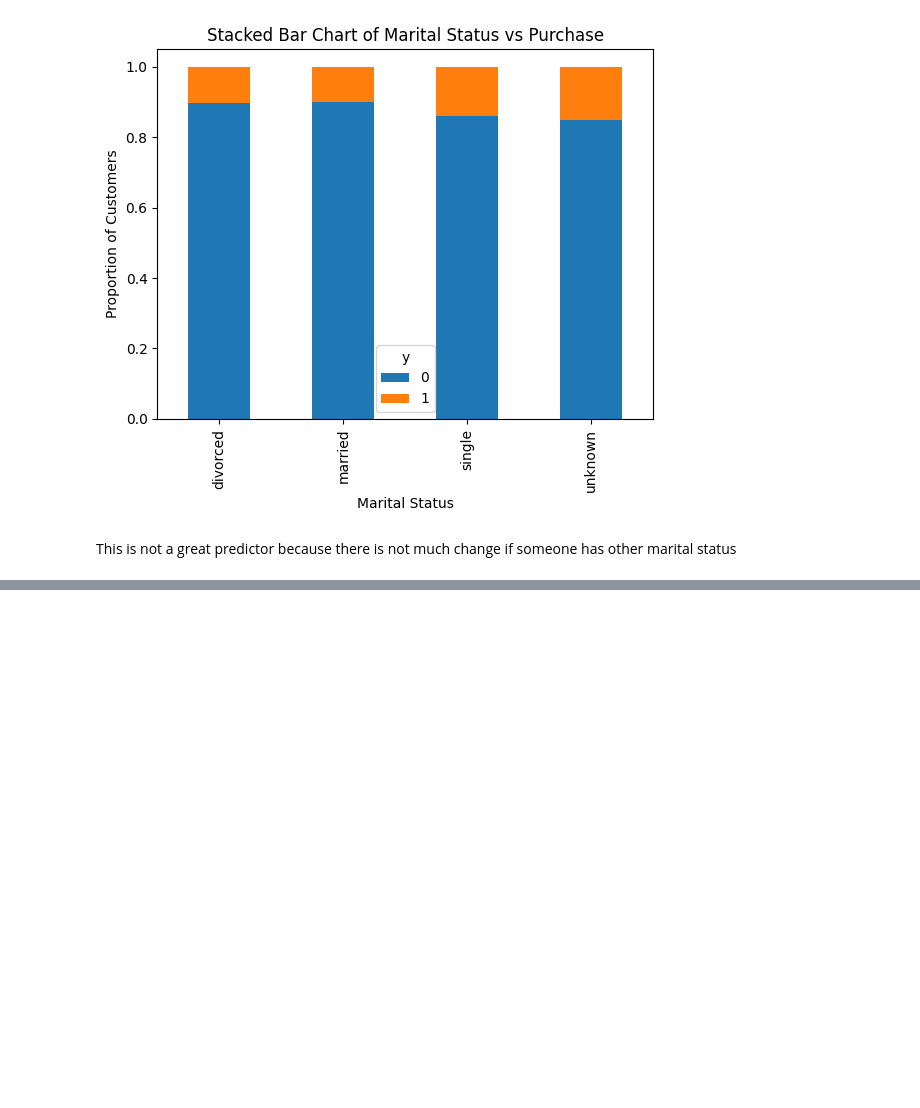
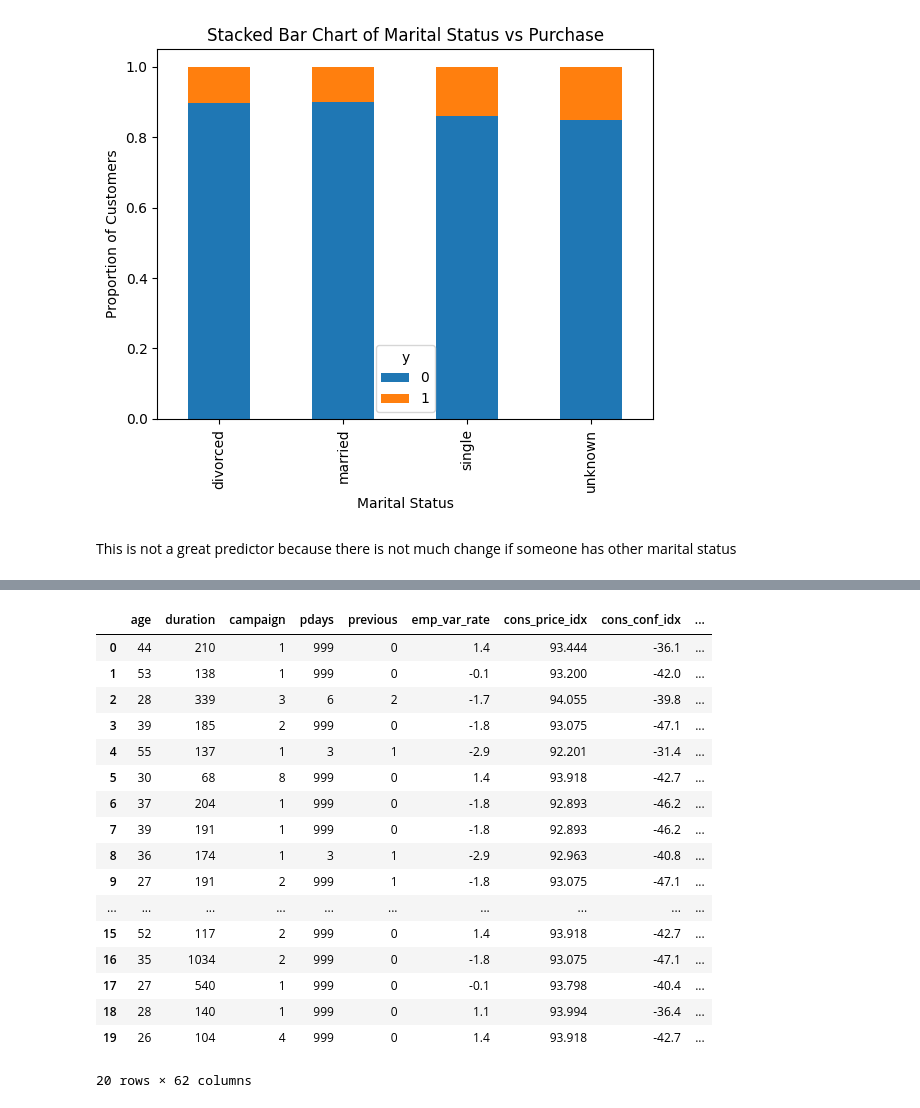
Before and after one commit to MrBigJupiter/LogisticRegression_Sandbox, a Jupyter notebook: log_prac.ipynb, the cells around one changed output, grey strips where cells are left out. Drawn from its saved outputs; the diff is of its cells as text; code cells hidden in the pictures; blank space fills up the shorter version.

Commit message:
Created dummy variables before SMOTE

```diff
--- a/log_prac.ipynb
+++ b/log_prac.ipynb
@@ -177,0 +180,10 @@ This is not a great predictor because there is not much change if someone has ot
+# %%
+list_to_dummy = ['job','marital','education','default','housing','loan','contact','month','day_of_week','poutcome']
+for item in list_to_dummy:
+    dummy_list = pd.get_dummies(df[item], prefix=item)
+    df=df.join(dummy_list)
+
+data_vars = df.columns.values.tolist()
+to_keep = [i for i in data_vars if i not in list_to_dummy]
+data_final=df[to_keep]
+data_final.columns.values
@@ -177,0 +209,21 @@ This is not a great predictor because there is not much change if someone has ot
+# %%
+data_final.head(20)
+# %% [output]
+|  | age | duration | campaign | pdays | previous | emp_var_rate | cons_price_idx | cons_conf_idx | ... |
+| 0 | 44 | 210 | 1 | 999 | 0 | 1.4 | 93.444 | -36.1 | ... |
+| 1 | 53 | 138 | 1 | 999 | 0 | -0.1 | 93.200 | -42.0 | ... |
+| 2 | 28 | 339 | 3 | 6 | 2 | -1.7 | 94.055 | -39.8 | ... |
+| 3 | 39 | 185 | 2 | 999 | 0 | -1.8 | 93.075 | -47.1 | ... |
+| 4 | 55 | 137 | 1 | 3 | 1 | -2.9 | 92.201 | -31.4 | ... |
+| 5 | 30 | 68 | 8 | 999 | 0 | 1.4 | 93.918 | -42.7 | ... |
+| 6 | 37 | 204 | 1 | 999 | 0 | -1.8 | 92.893 | -46.2 | ... |
+| 7 | 39 | 191 | 1 | 999 | 0 | -1.8 | 92.893 | -46.2 | ... |
+| 8 | 36 | 174 | 1 | 3 | 1 | -2.9 | 92.963 | -40.8 | ... |
+| 9 | 27 | 191 | 2 | 999 | 1 | -1.8 | 93.075 | -47.1 | ... |
+| ... | ... | ... | ... | ... | ... | ... | ... | ... | ... |
+| 15 | 52 | 117 | 2 | 999 | 0 | 1.4 | 93.918 | -42.7 | ... |
+| 16 | 35 | 1034 | 2 | 999 | 0 | -1.8 | 93.075 | -47.1 | ... |
+| 17 | 27 | 540 | 1 | 999 | 0 | -0.1 | 93.798 | -40.4 | ... |
+| 18 | 28 | 140 | 1 | 999 | 0 | 1.1 | 93.994 | -36.4 | ... |
+| 19 | 26 | 104 | 4 | 999 | 0 | 1.4 | 93.918 | -42.7 | ... |
+20 rows × 62 columns
```
Also changed, not shown: parts of 6 cells of this notebook.
